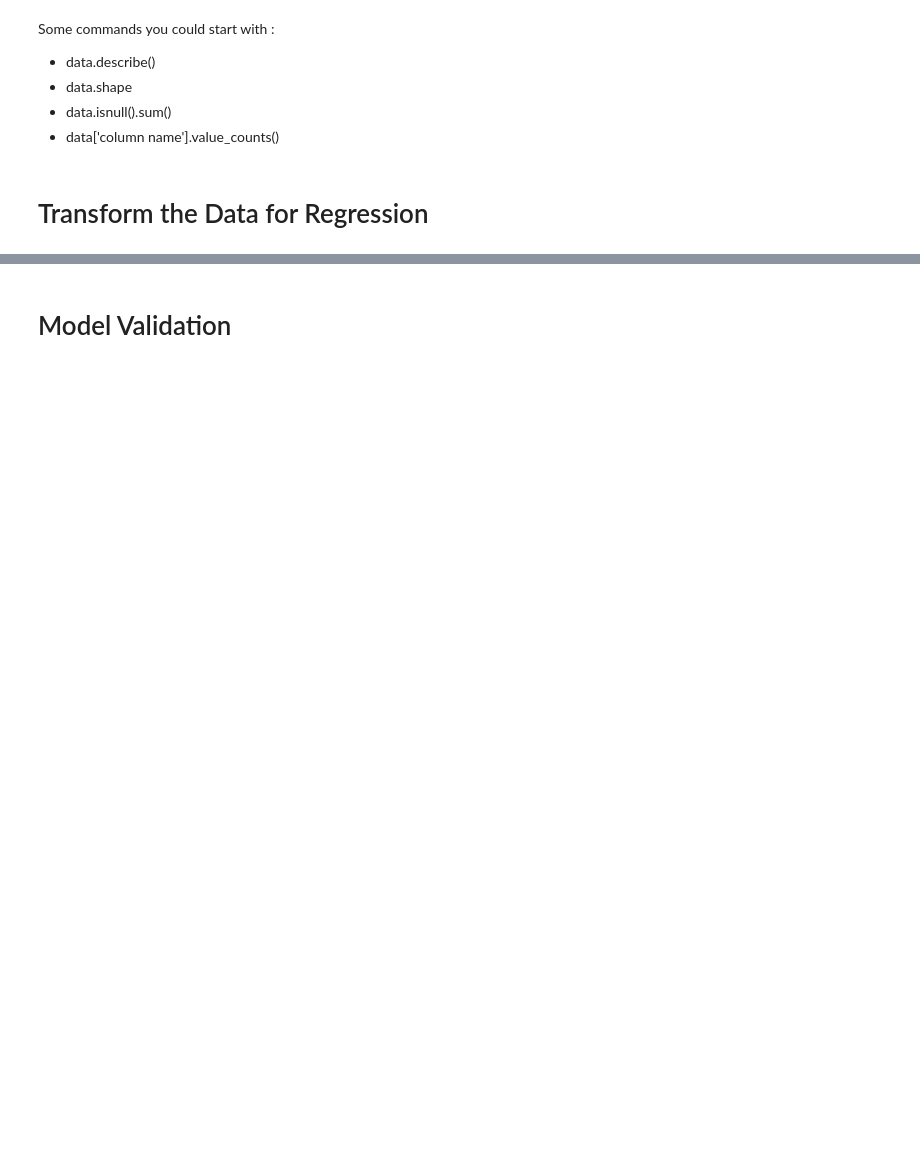
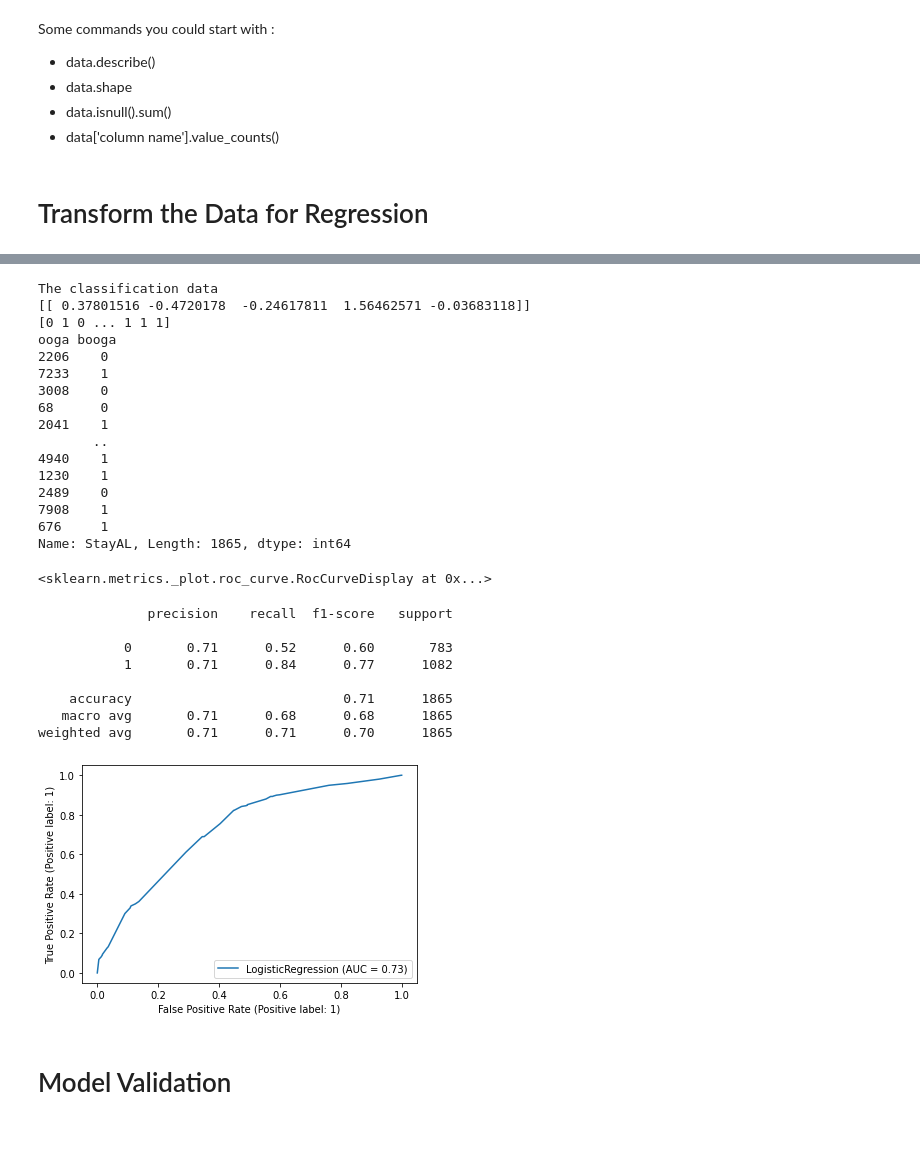
Before and after one commit to MCDC-Team-4/retain-alabama, a Jupyter notebook: team-juypter-notebooks/testing.ipynb, the cells around one changed output, grey strips where cells are left out. Drawn from its saved outputs; the diff is of its cells as text; code cells hidden in the pictures; blank space fills up the shorter version.

```diff
--- a/team-juypter-notebooks/testing.ipynb
+++ b/team-juypter-notebooks/testing.ipynb
@@ -139,3 +93,63 @@ plt.plot(y, regressor.predict(x),
+# %%
+readAlabamaData = readAlabamaData[readAlabamaData.StayAL != 3]
+x = readAlabamaData[["Distance","Full","STEM","Gender"]]
+y = readAlabamaData['StayAL']
+# %%
+
+from sklearn.metrics import plot_roc_curve
+# x = readAlabamaData.drop(['University','GradTime', 'FTPT','StateHS.1','Race.1'], axis='columns')
+# print(x) #original is 8208 rows
+# x.head(5)
+print('The classification data')
+
+# y = readAlabamaData['StayAL']
+
+
+# y.head(5) #1206 rows
+# fix above this line
+X_train, X_test, y_train, y_test = train_test_split(x, y, test_size=0.4, random_state=42)
+logReg = LogisticRegression(solver='liblinear')
+model = logReg.fit(X_train,y_train)
+# model.classes_0
+print(model.coef_)
+y_predicted = model.predict(X_test)
+print(y_predicted)
+print('ooga booga')
+print(y_test)
+# print(model.coef_)
+print()
+plot_roc_curve(model, X_test, y_test)
+print(classification_report(y_test,y_predicted))
+# plt.scatter(x,y)
+# plt.plot(x,prayingToGod,color='blue')
+# plt.show()
+# %% [output]
+The classification data
+[[ 0.37801516 -0.4720178  -0.24617811  1.56462571 -0.03683118]]
+[0 1 0 ... 1 1 1]
+ooga booga
+2206    0
+7233    1
+3008    0
+68      0
+2041    1
+       ..
+4940    1
+1230    1
+2489    0
+7908    1
+676     1
+Name: StayAL, Length: 1865, dtype: int64
+<sklearn.metrics._plot.roc_curve.RocCurveDisplay at 0x...>
+              precision    recall  f1-score   support
+
+           0       0.71      0.52      0.60       783
+           1       0.71      0.84      0.77      1082
+
+    accuracy                           0.71      1865
+   macro avg       0.71      0.68      0.68      1865
+weighted avg       0.71      0.71      0.70      1865
+[figure, added]
 # %%
 # to make this notebook's output stable across runs
 np.random.seed(42)
```
Also changed, not shown: parts of 2 cells of this notebook.
